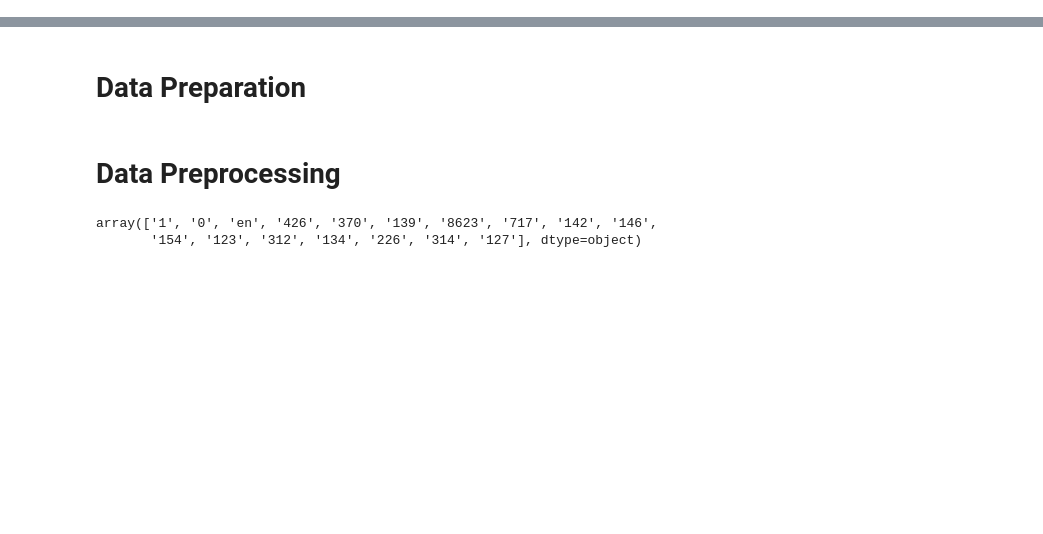
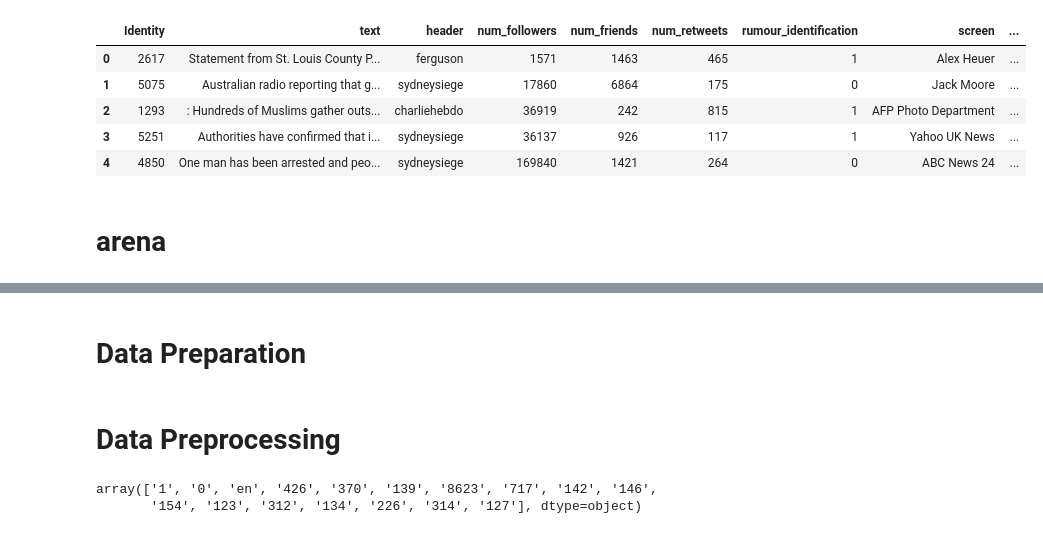
Before and after one commit to hruthiksiva/DataScience-Competitions, a Jupyter notebook: iith_deepn.ipynb, the cells around one changed output, grey strips where cells are left out. Drawn from its saved outputs; the diff is of its cells as text; code cells hidden in the pictures; blank space fills up the shorter version.

```diff
--- a/iith_deepn.ipynb
+++ b/iith_deepn.ipynb
@@ -2,0 +142,11 @@
+# %%
+df.head()
+# %% [output]
+|  | Identity | text | header | num_followers | num_friends | num_retweets | rumour_identification | screen | ... |
+| 0 | 2617 | Statement from St. Louis County P... | ferguson | 1571 | 1463 | 465 | 1 | Alex Heuer | ... |
+| 1 | 5075 | Australian radio reporting that g... | sydneysiege | 17860 | 6864 | 175 | 0 | Jack Moore | ... |
+| 2 | 1293 | : Hundreds of Muslims gather outs... | charliehebdo | 36919 | 242 | 815 | 1 | AFP Photo Department | ... |
+| 3 | 5251 | Authorities have confirmed that i... | sydneysiege | 36137 | 926 | 117 | 1 | Yahoo UK News | ... |
+| 4 | 4850 | One man has been arrested and peo... | sydneysiege | 169840 | 1421 | 264 | 0 | ABC News 24 | ... |
+# %% [markdown]
+# arena
```
Also changed, not shown: parts of 30 cells of this notebook.
